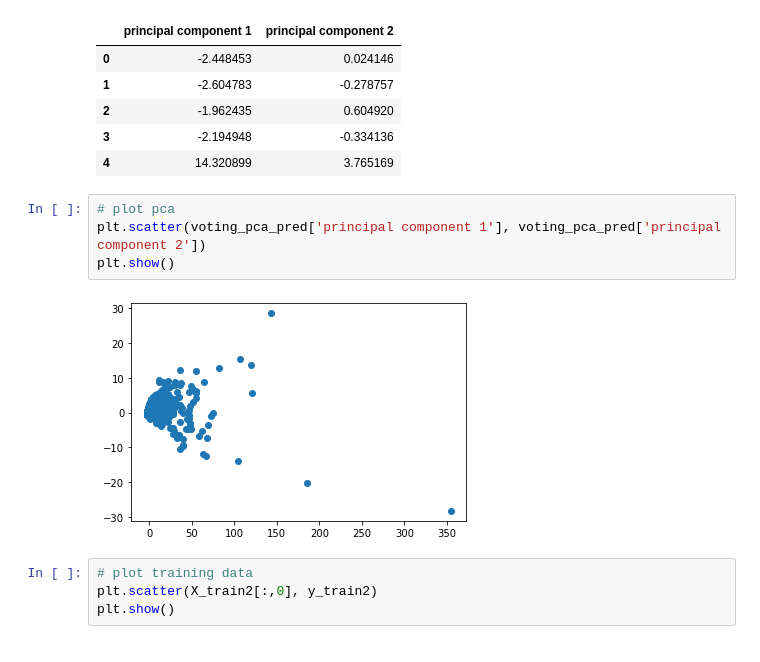
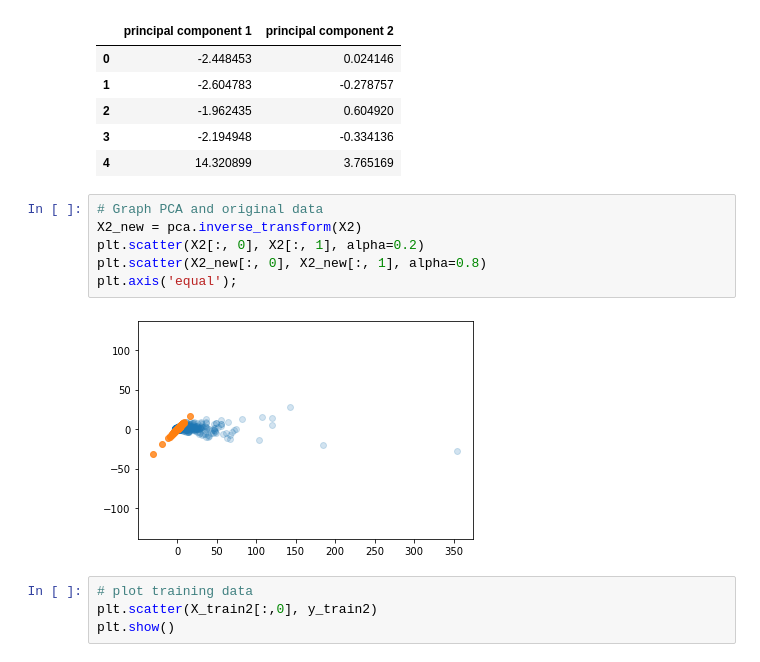
Before and after one commit to stephenanayashilliard/Covid_and_Politics, a Jupyter notebook: ml_seg2/rfr_model_pca.ipynb, the cells around one changed output. Cells and saved outputs as stored; diff of their text form.

```diff
--- a/ml_seg2/rfr_model_pca.ipynb
+++ b/ml_seg2/rfr_model_pca.ipynb
@@ -361,12 +305,14 @@ voting_pca_pred.head()
 | 2 | -1.962435 | 0.604920 |
 | 3 | -2.194948 | -0.334136 |
 | 4 | 14.320899 | 3.765169 |
-# %%
-# plot pca
-plt.scatter(voting_pca_pred['principal component 1'], voting_pca_pred['principal component 2'])
-plt.show()
-# %% [output]
-[figure, removed]
+# %%
+# Graph PCA and original data
+X2_new = pca.inverse_transform(X2)
+plt.scatter(X2[:, 0], X2[:, 1], alpha=0.2)
+plt.scatter(X2_new[:, 0], X2_new[:, 1], alpha=0.8)
+plt.axis('equal');
+# %% [output]
+[figure, added]
 # %%
 # plot training data
 plt.scatter(X_train2[:,0], y_train2)
```
Also changed, not shown: parts of 19 cells of this notebook, 3 other files.
